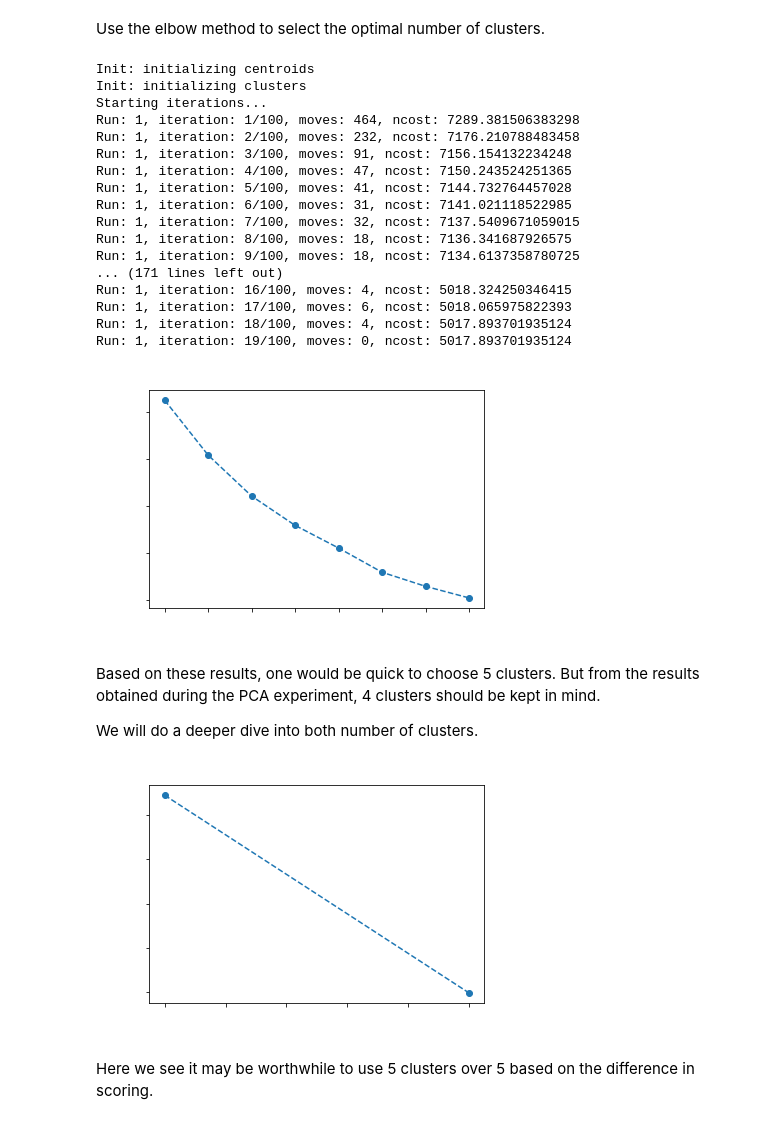
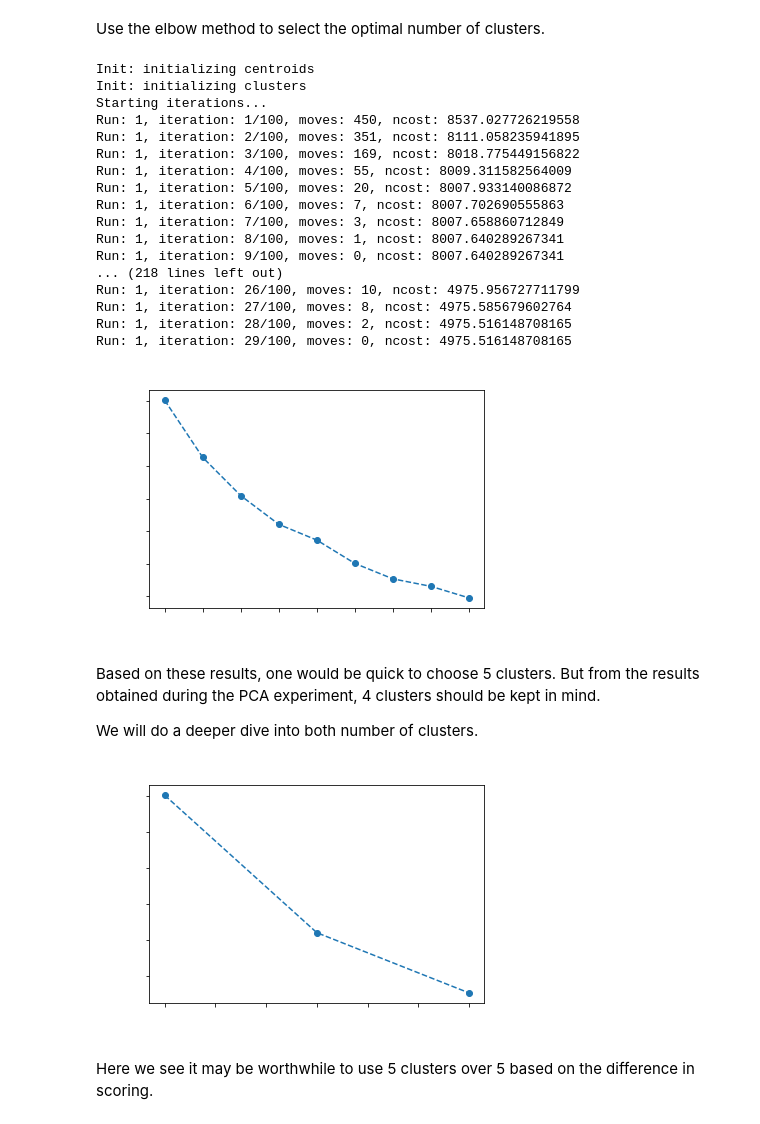
Before and after one commit to Rasamps/drug-misuse, a Jupyter notebook: cluster_kproto.ipynb, the cells around one changed output. Drawn from its saved outputs; the diff is of its cells as text; code cells hidden in the pictures.

```diff
--- a/cluster_kproto.ipynb
+++ b/cluster_kproto.ipynb
@@ -49,7 +49,7 @@ import matplotlib.pyplot as plt
 scores = []
 nums = []
 
-for i in range(3,11):
+for i in range(2,11):
   scores.append(do_kproto(i,df))
   nums.append(i)
 
@@ -65,45 +65,45 @@ plt.show()
 Init: initializing centroids
 Init: initializing clusters
 Starting iterations...
-Run: 1, iteration: 1/100, moves: 464, ncost: 7289.381506383298
-Run: 1, iteration: 2/100, moves: 232, ncost: 7176.210788483458
-Run: 1, iteration: 3/100, moves: 91, ncost: 7156.154132234248
-Run: 1, iteration: 4/100, moves: 47, ncost: 7150.243524251365
-Run: 1, iteration: 5/100, moves: 41, ncost: 7144.732764457028
-Run: 1, iteration: 6/100, moves: 31, ncost: 7141.021118522985
-Run: 1, iteration: 7/100, moves: 32, ncost: 7137.5409671059015
-Run: 1, iteration: 8/100, moves: 18, ncost: 7136.341687926575
-Run: 1, iteration: 9/100, moves: 18, ncost: 7134.6137358780725
-... (171 lines left out)
-Run: 1, iteration: 16/100, moves: 4, ncost: 5018.324250346415
-Run: 1, iteration: 17/100, moves: 6, ncost: 5018.065975822393
-Run: 1, iteration: 18/100, moves: 4, ncost: 5017.893701935124
-Run: 1, iteration: 19/100, moves: 0, ncost: 5017.893701935124
+Run: 1, iteration: 1/100, moves: 450, ncost: 8537.027726219558
+Run: 1, iteration: 2/100, moves: 351, ncost: 8111.058235941895
+Run: 1, iteration: 3/100, moves: 169, ncost: 8018.775449156822
+Run: 1, iteration: 4/100, moves: 55, ncost: 8009.311582564009
+Run: 1, iteration: 5/100, moves: 20, ncost: 8007.933140086872
+Run: 1, iteration: 6/100, moves: 7, ncost: 8007.702690555863
+Run: 1, iteration: 7/100, moves: 3, ncost: 8007.658860712849
+Run: 1, iteration: 8/100, moves: 1, ncost: 8007.640289267341
+Run: 1, iteration: 9/100, moves: 0, ncost: 8007.640289267341
+... (218 lines left out)
+Run: 1, iteration: 26/100, moves: 10, ncost: 4975.956727711799
+Run: 1, iteration: 27/100, moves: 8, ncost: 4975.585679602764
+Run: 1, iteration: 28/100, moves: 2, ncost: 4975.516148708165
+Run: 1, iteration: 29/100, moves: 0, ncost: 4975.516148708165
-[figure, old version]
+[figure, new version]
 # %% [markdown]
 Based on these results, one would be quick to choose 5 clusters. But from the results obtained during the PCA experiment, 4 clusters should be kept in mind.
 
 We will do a deeper dive into both number of clusters.
 # %%
-final_num_clusters = [4, 5]
+final_num_clusters = [2, 5, 8]
 final_scores = []
 
 for nums in final_num_clusters:
   kproto = kprototypes.KPrototypes(n_clusters = nums, max_iter = 100, init = 'Cao')
   kproto.fit_predict(df, categorical = [5, 6])
   cost = kproto.cost_
   final_scores.append(cost)
 
 plt.title('Clustering Score for 4 & 5 Clusters', c = 'w')
 plt.plot(final_num_clusters, final_scores, marker = 'o', linestyle = 'dashed')
 plt.xlabel('Number of Clusters', c ='w')
 plt.xticks(c = 'w')
 plt.ylabel('Clustering Score', c ='w')
 plt.yticks(c = 'w')
 
 plt.show()
 # %% [output]
-[figure, old version]
+[figure, new version]
 # %% [markdown]
 Here we see it may be worthwhile to use 5 clusters over 5 based on the difference in scoring.
 # %%
```
Also changed, not shown: parts of 6 cells of this notebook.
